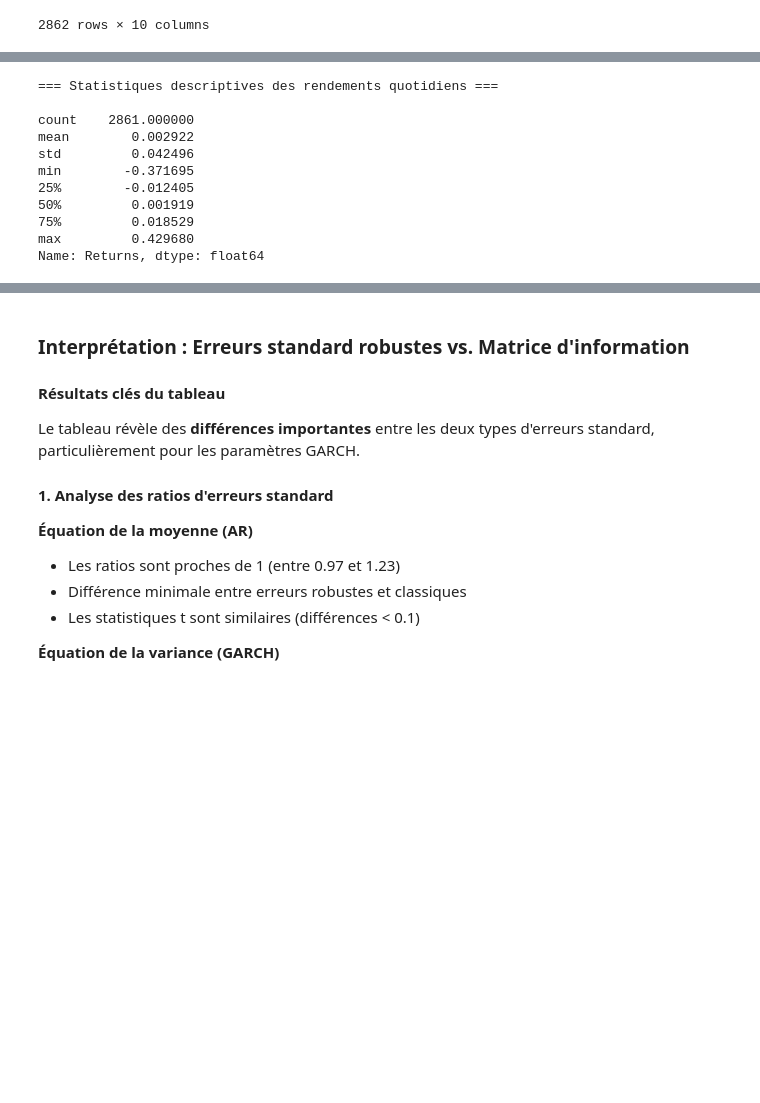
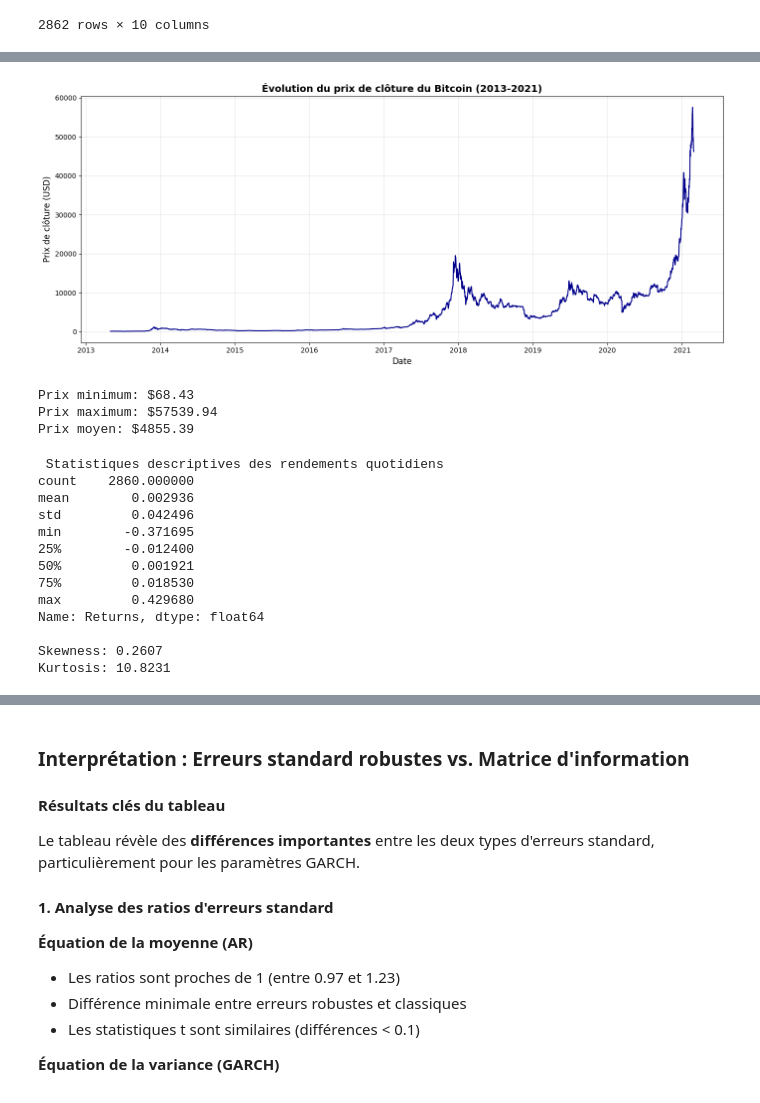
Before and after one commit to Lilas-Bertot/EXAMEN-FINAL, a Jupyter notebook: Q1.ipynb, the cells around one changed output, grey strips where cells are left out. Drawn from its saved outputs; the diff is of its cells as text; code cells hidden in the pictures; blank space fills up the shorter version.

```diff
--- a/Q1.ipynb
+++ b/Q1.ipynb
@@ -76,17 +73,40 @@ df_bitcoin
+# %%
+# Graphique de l'évolution du prix du Bitcoin
+plt.figure(figsize=(14, 6))
+plt.plot(df_bitcoin['Date'], df_bitcoin['Close'], linewidth=1.5, color='darkblue')
+plt.title('Évolution du prix de clôture du Bitcoin (2013-2021)', fontsize=14, fontweight='bold')
+plt.xlabel('Date', fontsize=12)
+plt.ylabel('Prix de clôture (USD)', fontsize=12)
+plt.grid(True, alpha=0.3)
+plt.tight_layout()
+plt.show()
+
+print(f"Prix minimum: ${df_bitcoin['Close'].min():.2f}")
+print(f"Prix maximum: ${df_bitcoin['Close'].max():.2f}")
+print(f"Prix moyen: ${df_bitcoin['Close'].mean():.2f}")
+# %% [output]
+[figure, added]
+Prix minimum: $68.43
+Prix maximum: $57539.94
+Prix moyen: $4855.39
 # %%
 # Statistiques descriptives des rendements
-print("=== Statistiques descriptives des rendements quotidiens ===\n")
+print(" Statistiques descriptives des rendements quotidiens")
 print(df_bitcoin['Returns'].describe())
+print(f"\nSkewness: {df_bitcoin['Returns'].skew():.4f}")
+print(f"Kurtosis: {df_bitcoin['Returns'].kurtosis():.4f}")
 # %% [output]
-=== Statistiques descriptives des rendements quotidiens ===
-
-count    2861.000000
-mean        0.002922
+ Statistiques descriptives des rendements quotidiens
+count    2860.000000
+mean        0.002936
 std         0.042496
 min        -0.371695
-25%        -0.012405
-50%         0.001919
-75%         0.018529
+25%        -0.012400
+50%         0.001921
+75%         0.018530
 max         0.429680
 Name: Returns, dtype: float64
+
+Skewness: 0.2607
+Kurtosis: 10.8231
 # %%
```
Also changed, not shown: parts of 18 cells of this notebook.
